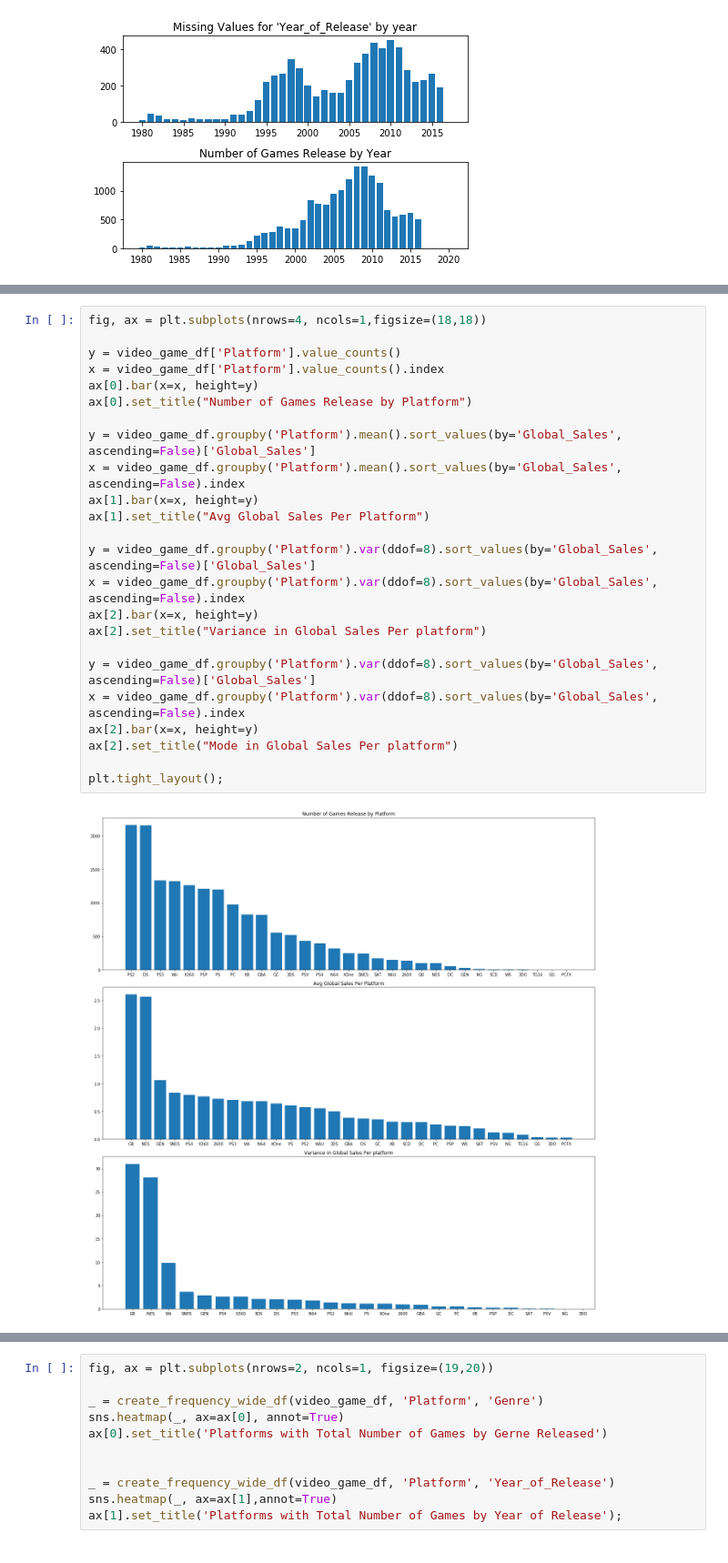
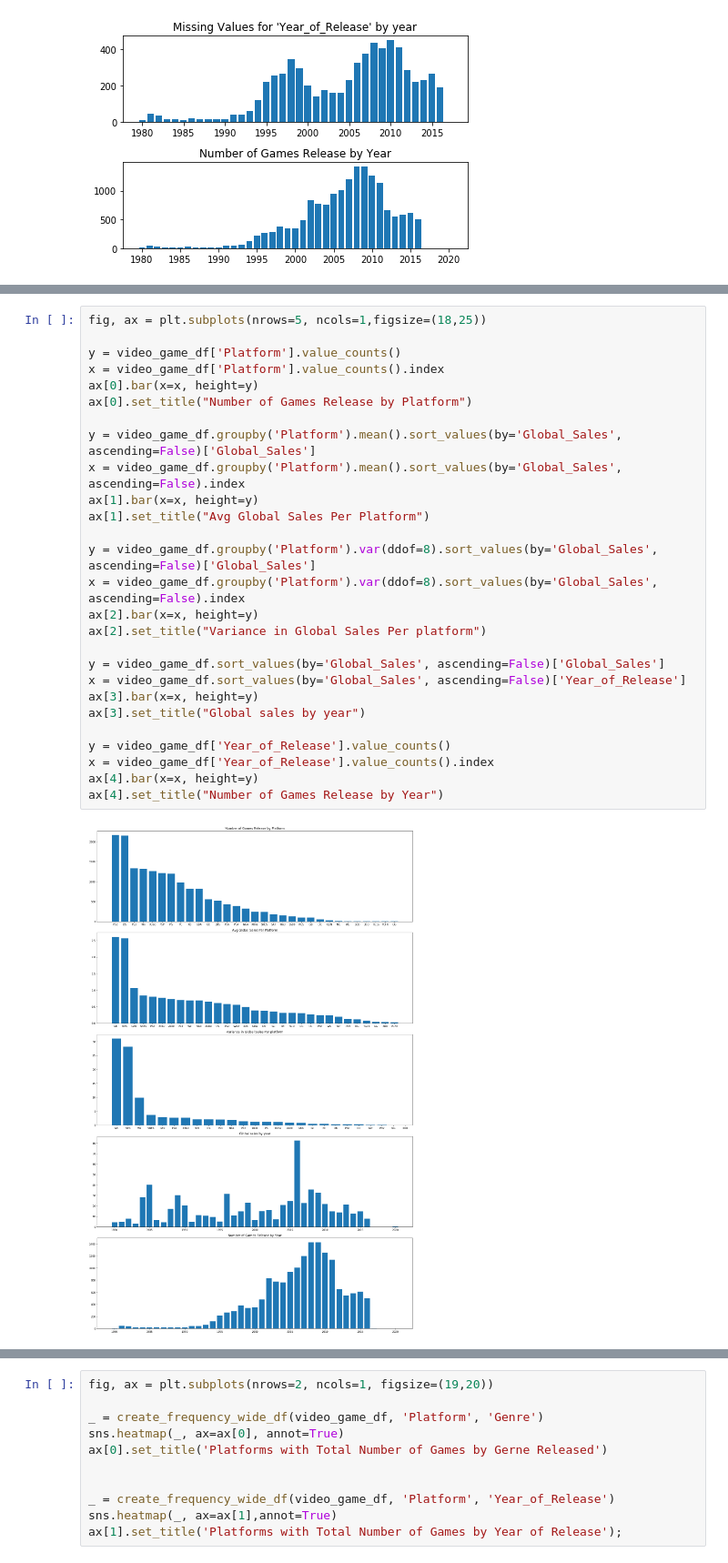
Before and after one commit to joseh4/projection_of_video_game_sales, a Jupyter notebook: exploratory_data_analysis.ipynb, the cells around one changed output, grey strips where cells are left out. Shown: that part at 91% size. Drawn from its saved outputs; the diff is of its cells as text.

Commit message:
EDA, More scripts, Visuals, Cleaning

```diff
--- a/exploratory_data_analysis.ipynb
+++ b/exploratory_data_analysis.ipynb
@@ -127,26 +86,29 @@ plt.tight_layout();
 # %%
-fig, ax = plt.subplots(nrows=4, ncols=1,figsize=(18,18))
+fig, ax = plt.subplots(nrows=5, ncols=1,figsize=(18,25))
 
 y = video_game_df['Platform'].value_counts()
 x = video_game_df['Platform'].value_counts().index
 ax[0].bar(x=x, height=y)
 ax[0].set_title("Number of Games Release by Platform")
 
 y = video_game_df.groupby('Platform').mean().sort_values(by='Global_Sales', ascending=False)['Global_Sales']
 x = video_game_df.groupby('Platform').mean().sort_values(by='Global_Sales', ascending=False).index
 ax[1].bar(x=x, height=y)
 ax[1].set_title("Avg Global Sales Per Platform")
 
 y = video_game_df.groupby('Platform').var(ddof=8).sort_values(by='Global_Sales', ascending=False)['Global_Sales']
 x = video_game_df.groupby('Platform').var(ddof=8).sort_values(by='Global_Sales', ascending=False).index
 ax[2].bar(x=x, height=y)
 ax[2].set_title("Variance in Global Sales Per platform")
 
-y = video_game_df.groupby('Platform').var(ddof=8).sort_values(by='Global_Sales', ascending=False)['Global_Sales']
-x = video_game_df.groupby('Platform').var(ddof=8).sort_values(by='Global_Sales', ascending=False).index
-ax[2].bar(x=x, height=y)
-ax[2].set_title("Mode in Global Sales Per platform")
+y = video_game_df.sort_values(by='Global_Sales', ascending=False)['Global_Sales']
+x = video_game_df.sort_values(by='Global_Sales', ascending=False)['Year_of_Release']
+ax[3].bar(x=x, height=y)
+ax[3].set_title("Global sales by year")
 
-plt.tight_layout();
+y = video_game_df['Year_of_Release'].value_counts()
+x = video_game_df['Year_of_Release'].value_counts().index
+ax[4].bar(x=x, height=y)
+ax[4].set_title("Number of Games Release by Year")
 # %% [output]
-[figure, old version]
+[figure, new version]
```
Also changed, not shown: parts of 29 cells of this notebook, 43 other files.
